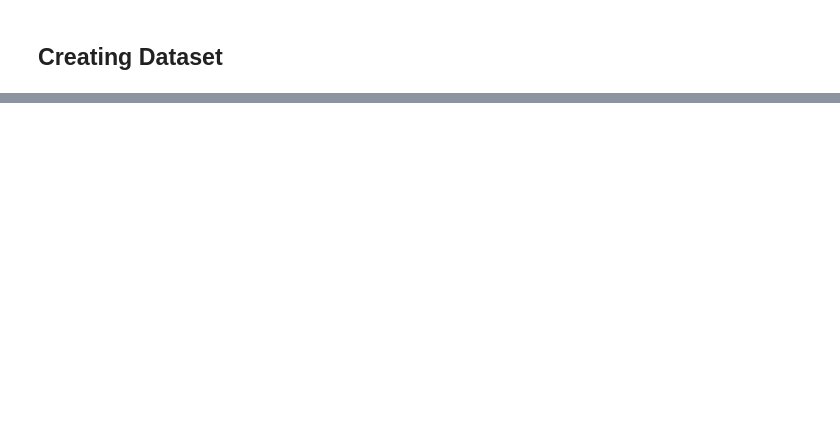
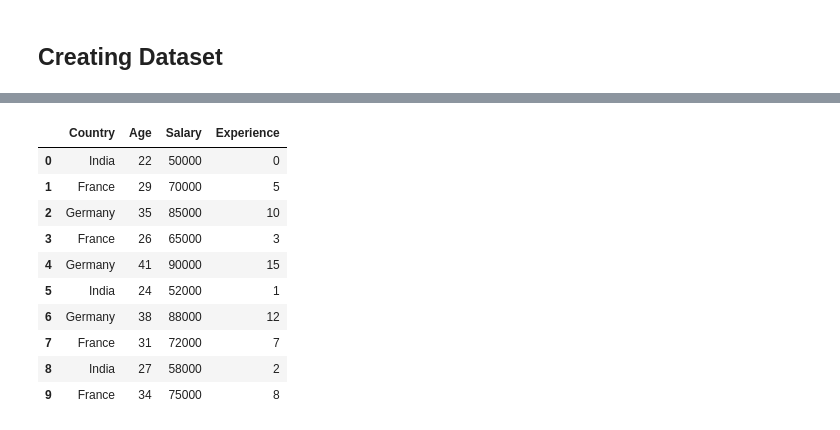
Before and after one commit to Vinay2080/JupyterProject, a Jupyter notebook: machine_learning_lab/experiment one/experiment_one.ipynb, the cells around one changed output, grey strips where cells are left out. Saved outputs shown, nothing was run; the diff lists cells and outputs as text; code cells hidden in the pictures; blank space fills up the shorter version.

```diff
--- a/machine_learning_lab/experiment one/experiment_one.ipynb
+++ b/machine_learning_lab/experiment one/experiment_one.ipynb
@@ -230,7 +171,21 @@ len(salary)
 # %%
-df = pd.DataFrame({
+list_example = pd.DataFrame({
     'Country': country,
     'Age': age,
     'Salary': salary,
     'Experience': experience
 })
+# %%
+list_example
+# %% [output]
+|  | Country | Age | Salary | Experience |
+| 0 | India | 22 | 50000 | 0 |
+| 1 | France | 29 | 70000 | 5 |
+| 2 | Germany | 35 | 85000 | 10 |
+| 3 | France | 26 | 65000 | 3 |
+| 4 | Germany | 41 | 90000 | 15 |
+| 5 | India | 24 | 52000 | 1 |
+| 6 | Germany | 38 | 88000 | 12 |
+| 7 | France | 31 | 72000 | 7 |
+| 8 | India | 27 | 58000 | 2 |
+| 9 | France | 34 | 75000 | 8 |
```
Also changed, not shown: parts of 28 cells of this notebook, 3 other files.
